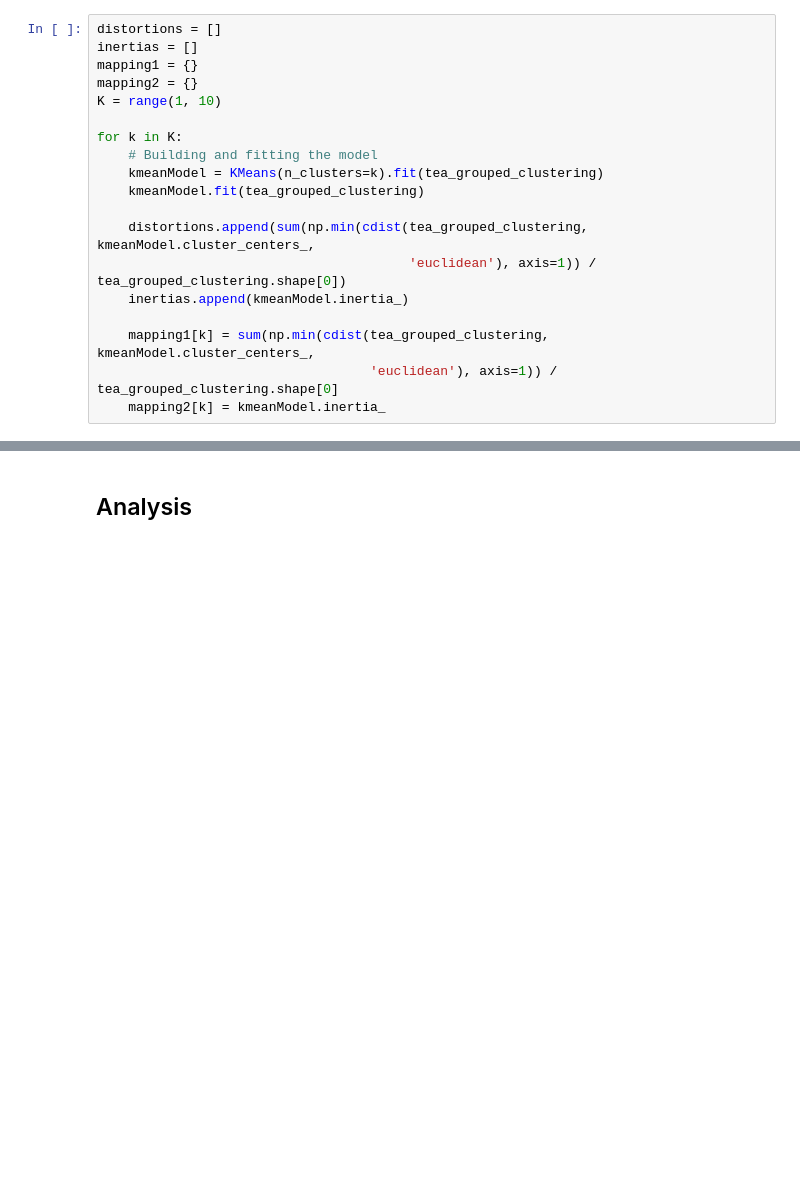
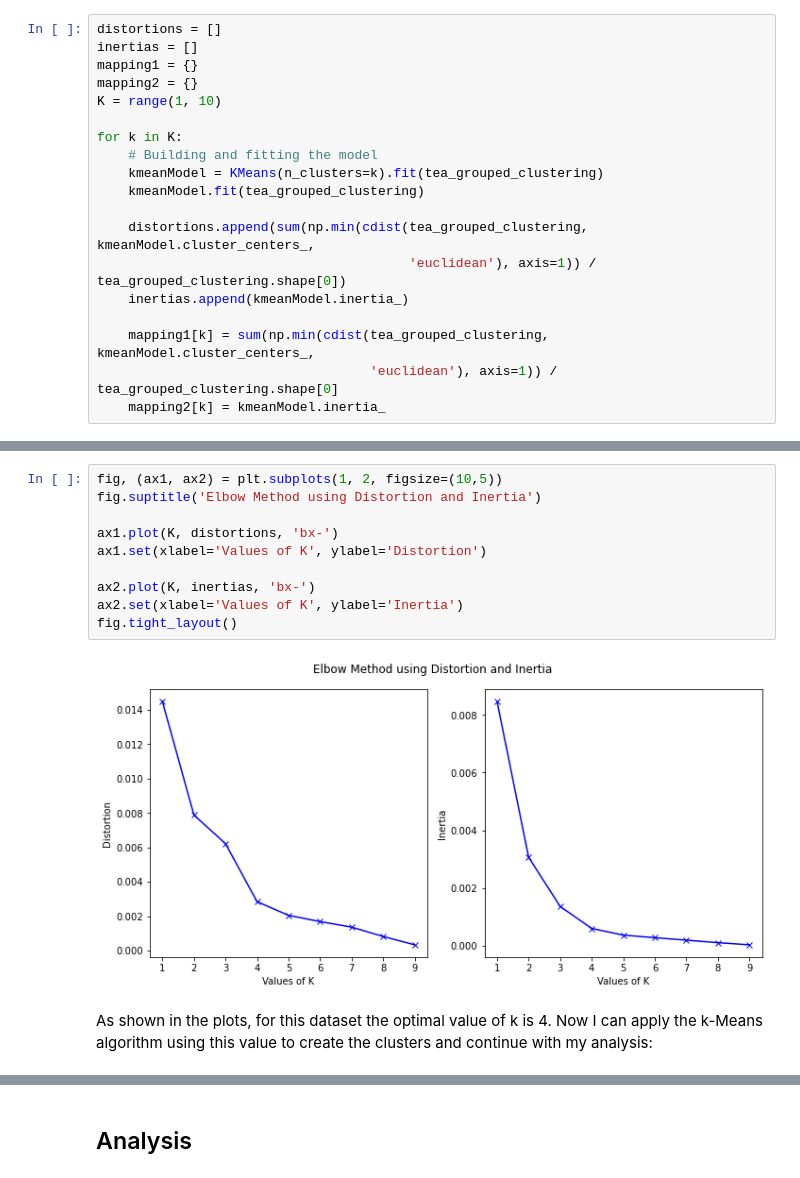
Before and after one commit to alinasansevich/Coursera_Capstone, a Jupyter notebook: Battle_of_the_Neighborhoods_Vancouver.ipynb, the cells around one changed output, grey strips where cells are left out. Cells and saved outputs as stored; diff of their text form; blank space fills up the shorter version.

Commit message:
Completed clustering.

```diff
--- a/Battle_of_the_Neighborhoods_Vancouver.ipynb
+++ b/Battle_of_the_Neighborhoods_Vancouver.ipynb
@@ -696 +682,15 @@ plt.show()
+# %%
+fig, (ax1, ax2) = plt.subplots(1, 2, figsize=(10,5))
+fig.suptitle('Elbow Method using Distortion and Inertia')
+
+ax1.plot(K, distortions, 'bx-')
+ax1.set(xlabel='Values of K', ylabel='Distortion')
+
+ax2.plot(K, inertias, 'bx-')
+ax2.set(xlabel='Values of K', ylabel='Inertia')
+fig.tight_layout()
+# %% [output]
+[figure, added]
+# %% [markdown]
+As shown in the plots, for this dataset the optimal value of k is 4. Now I can apply the k-Means algorithm using this value to create the clusters and continue with my analysis:
 # %%
```
Also changed, not shown: parts of 45 cells of this notebook.
